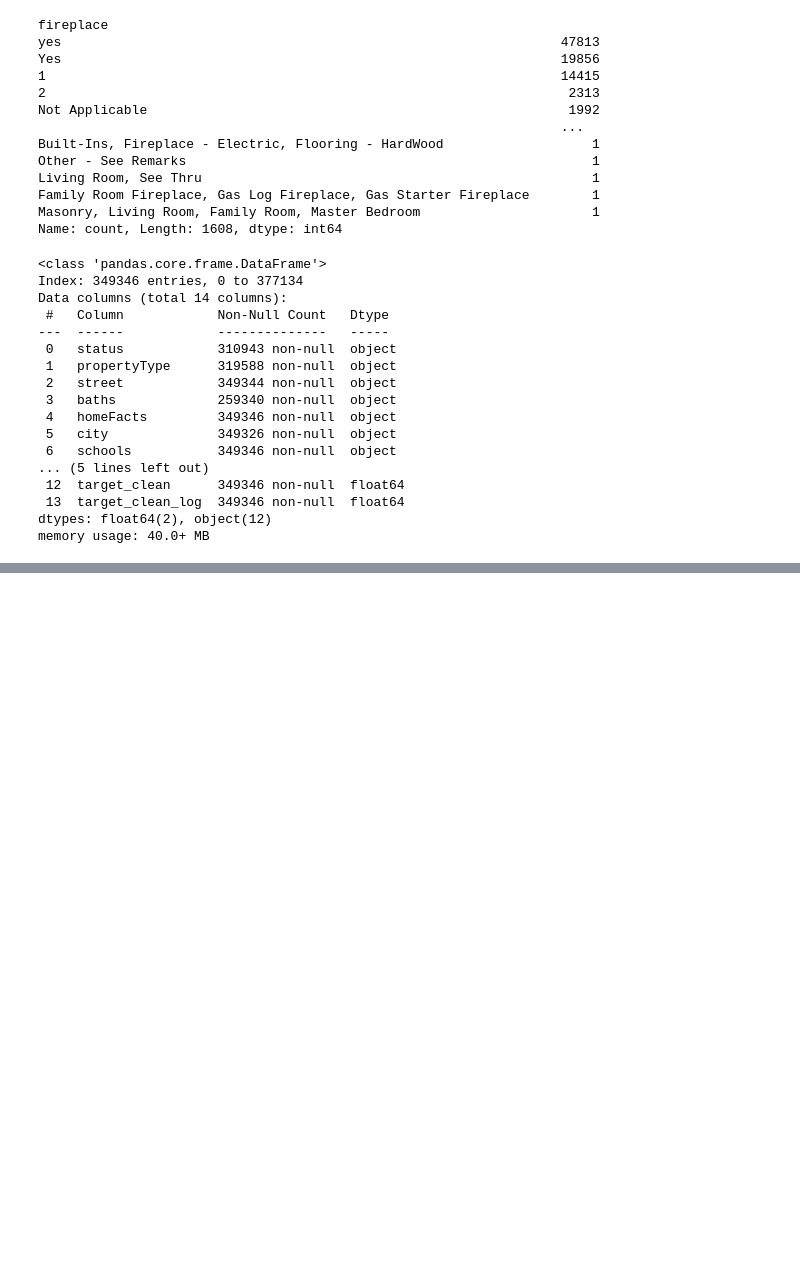
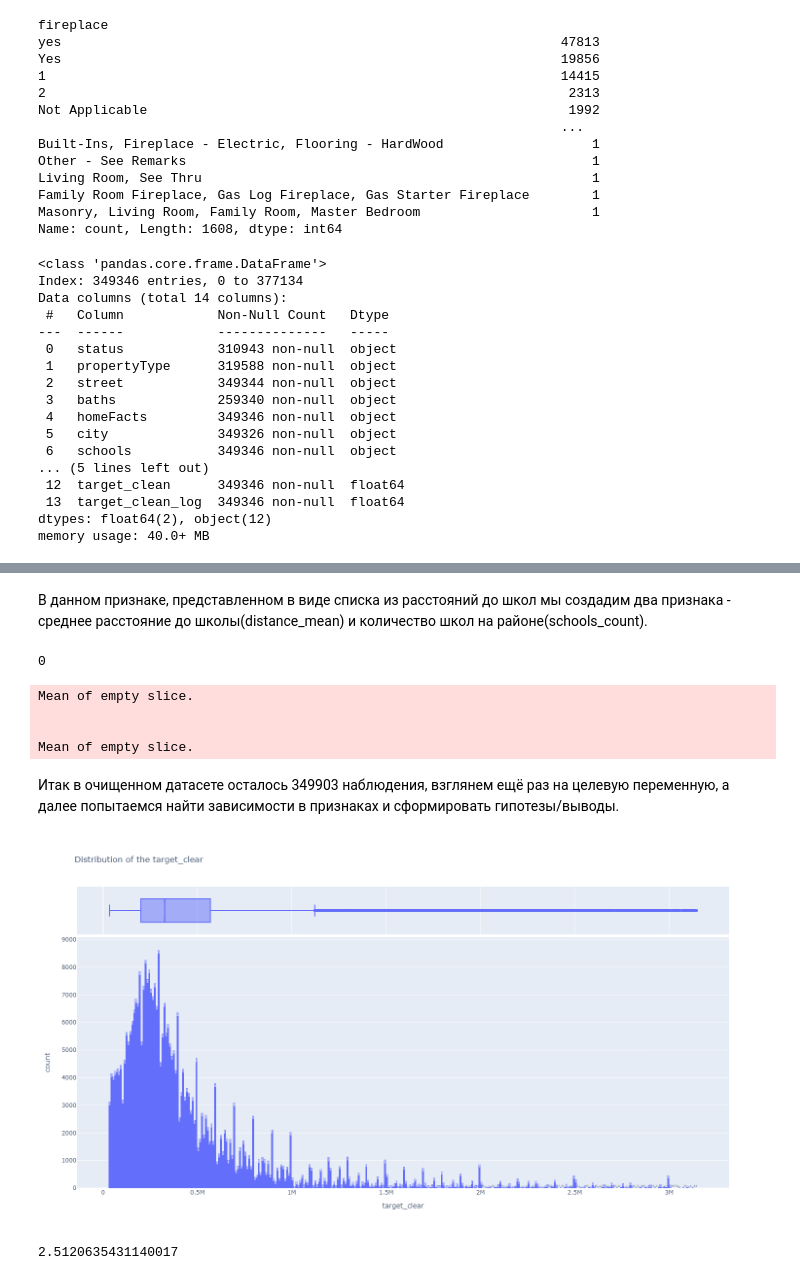
Before and after one commit to st-pavel/project_final_01, a Jupyter notebook: project_final_001.ipynb, the cells around one changed output, grey strips where cells are left out. Cells and saved outputs as stored; diff of their text form; code cells hidden in the pictures; blank space fills up the shorter version.

```diff
--- a/project_final_001.ipynb
+++ b/project_final_001.ipynb
@@ -519,0 +1432,5 @@ memory usage: 40.0+ MB
+# %%
+data['rating'] = data['schools'].apply(lambda x: ast.literal_eval(x)[0]['rating'])
+data['distance'] = data['schools'].apply(lambda x: ast.literal_eval(x)[0]['data']['Distance'])
+#data['grades'] = data['schools'].apply(lambda x: ast.literal_eval(x)[0]['data']['Grades'])
+data = data.drop(['schools'], axis=1)
@@ -519,0 +1467,4 @@ memory usage: 40.0+ MB
+# %%
+data['rating_mean'] = data['rating'].apply(handler_rating)
+data['rating_mean'] = data['rating_mean'].fillna(round(data['rating_mean'].mean(), 2))
+data = data.drop(['rating'], axis=1)
@@ -519,0 +1475,55 @@ memory usage: 40.0+ MB
+# %% [markdown]
+В данном признаке, представленном в виде списка из расстояний до школ мы создадим два признака - среднее расстояние до школы(distance_mean) и количество школ на районе(schools_count).
+# %%
+data['distance'].isnull().sum()
+# %% [output]
+0
+# %%
+def handler_distance(df):
+    """ Обработчик признака distance
+
+    Args:
+        df (Serise): необработанный признак
+
+    Returns:
+        list: обработанные признаки - средняя дистанция и количество школ
+    """
+    temp_list = []
+
+    for i in df:
+        i = i.split('mi')[0]
+        temp_list.append(float(i))
+    dist_mean = round(np.mean(temp_list), 2)
+    schools_count = len(temp_list)
+    return [dist_mean, schools_count]
+# %%
+data['distance_mean'] = data['distance'].apply(lambda x: handler_distance(x)[0])
+data['schools_count'] = data['distance'].apply(lambda x: handler_distance(x)[1])
+data['schools_count'] = data['schools_count'].apply(lambda x: data['schools_count'].median() if x==0 else x)
+data['distance_mean'] = data['distance_mean'].fillna(round(data['distance_mean'].mean(), 2))
+data = data.drop(['distance'], axis=1)
+# %% [output]
+Mean of empty slice.
+
+
+Mean of empty slice.
+# %% [markdown]
+Итак в очищенном датасете осталось 349903 наблюдения, взглянем ещё раз на целевую переменную, а далее попытаемся найти зависимости в признаках и сформировать гипотезы/выводы.
+# %%
+fig = px.histogram(
+    data_frame=data,
+    x='target_clean',
+    title='Distribution of the target_clean',
+    text_auto=True,
+    height=800,
+    width=1500,
+    marginal='box'
+)
+fig.show()
+# %% [output]
+[figure, added]
+# %%
+# ассиметрия
+print(data['target_clean'].skew())
+# %% [output]
+2.5120635431140017
```
Also changed, not shown: parts of 264 cells of this notebook.
